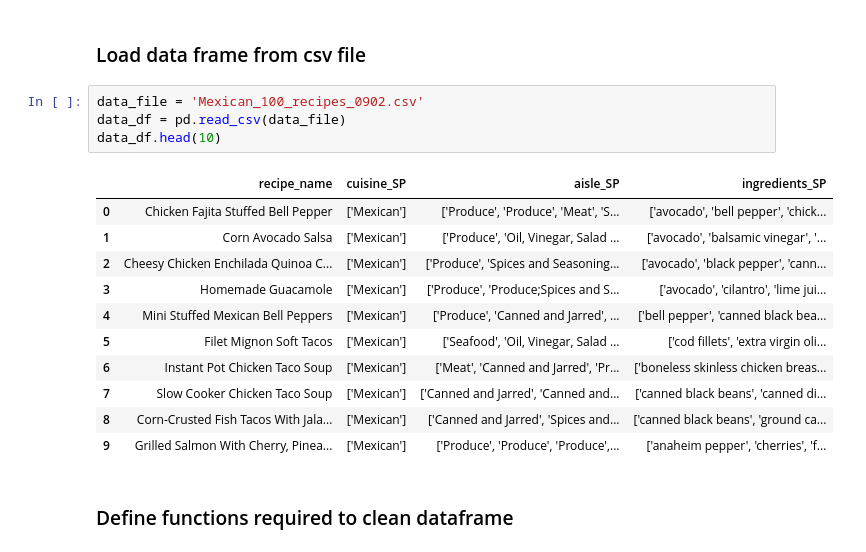
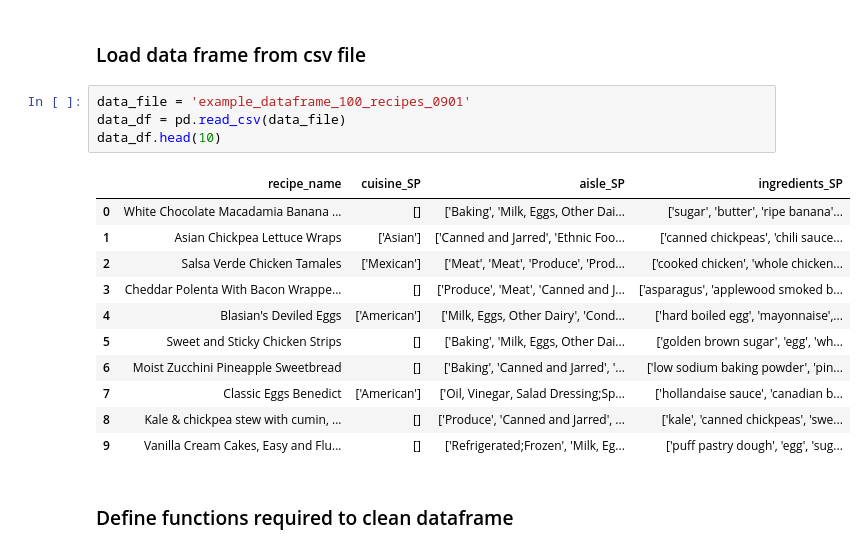
Before and after one commit to ccwillmore/Recipe_project, a Jupyter notebook: initial_processing_dataframe.ipynb, the cells around one changed output. Cells and saved outputs as stored; diff of their text form.

```diff
--- a/initial_processing_dataframe.ipynb
+++ b/initial_processing_dataframe.ipynb
@@ -5,21 +5,21 @@ import re
 # %% [markdown]
 ### Load data frame from csv file
 # %%
-data_file = 'Mexican_100_recipes_0902.csv'
+data_file = 'example_dataframe_100_recipes_0901'
 data_df = pd.read_csv(data_file)
 data_df.head(10)
 # %% [output]
 |  | recipe_name | cuisine_SP | aisle_SP | ingredients_SP |
-| 0 | Chicken Fajita Stuffed Bell Pepper | ['Mexican'] | ['Produce', 'Produce', 'Meat', 'S... | ['avocado', 'bell pepper', 'chick... |
-| 1 | Corn Avocado Salsa | ['Mexican'] | ['Produce', 'Oil, Vinegar, Salad ... | ['avocado', 'balsamic vinegar', '... |
-| 2 | Cheesy Chicken Enchilada Quinoa C... | ['Mexican'] | ['Produce', 'Spices and Seasoning... | ['avocado', 'black pepper', 'cann... |
-| 3 | Homemade Guacamole | ['Mexican'] | ['Produce', 'Produce;Spices and S... | ['avocado', 'cilantro', 'lime jui... |
-| 4 | Mini Stuffed Mexican Bell Peppers | ['Mexican'] | ['Produce', 'Canned and Jarred', ... | ['bell pepper', 'canned black bea... |
-| 5 | Filet Mignon Soft Tacos | ['Mexican'] | ['Seafood', 'Oil, Vinegar, Salad ... | ['cod fillets', 'extra virgin oli... |
-| 6 | Instant Pot Chicken Taco Soup | ['Mexican'] | ['Meat', 'Canned and Jarred', 'Pr... | ['boneless skinless chicken breas... |
-| 7 | Slow Cooker Chicken Taco Soup | ['Mexican'] | ['Canned and Jarred', 'Canned and... | ['canned black beans', 'canned di... |
-| 8 | Corn-Crusted Fish Tacos With Jala... | ['Mexican'] | ['Canned and Jarred', 'Spices and... | ['canned black beans', 'ground ca... |
-| 9 | Grilled Salmon With Cherry, Pinea... | ['Mexican'] | ['Produce', 'Produce', 'Produce',... | ['anaheim pepper', 'cherries', 'f... |
+| 0 | White Chocolate Macadamia Banana ... | [] | ['Baking', 'Milk, Eggs, Other Dai... | ['sugar', 'butter', 'ripe banana'... |
+| 1 | Asian Chickpea Lettuce Wraps | ['Asian'] | ['Canned and Jarred', 'Ethnic Foo... | ['canned chickpeas', 'chili sauce... |
+| 2 | Salsa Verde Chicken Tamales | ['Mexican'] | ['Meat', 'Meat', 'Produce', 'Prod... | ['cooked chicken', 'whole chicken... |
+| 3 | Cheddar Polenta With Bacon Wrappe... | [] | ['Produce', 'Meat', 'Canned and J... | ['asparagus', 'applewood smoked b... |
+| 4 | Blasian's Deviled Eggs | ['American'] | ['Milk, Eggs, Other Dairy', 'Cond... | ['hard boiled egg', 'mayonnaise',... |
+| 5 | Sweet and Sticky Chicken Strips | [] | ['Baking', 'Milk, Eggs, Other Dai... | ['golden brown sugar', 'egg', 'wh... |
+| 6 | Moist Zucchini Pineapple Sweetbread | [] | ['Baking', 'Canned and Jarred', '... | ['low sodium baking powder', 'pin... |
+| 7 | Classic Eggs Benedict | ['American'] | ['Oil, Vinegar, Salad Dressing;Sp... | ['hollandaise sauce', 'canadian b... |
+| 8 | Kale & chickpea stew with cumin, ... | [] | ['Produce', 'Canned and Jarred', ... | ['kale', 'canned chickpeas', 'swe... |
+| 9 | Vanilla Cream Cakes, Easy and Flu... | [] | ['Refrigerated;Frozen', 'Milk, Eg... | ['puff pastry dough', 'egg', 'sug... |
 # %% [markdown]
 ### Define functions required to clean dataframe
 # %%
```
Also changed, not shown: parts of 17 cells of this notebook, 7 other files.
